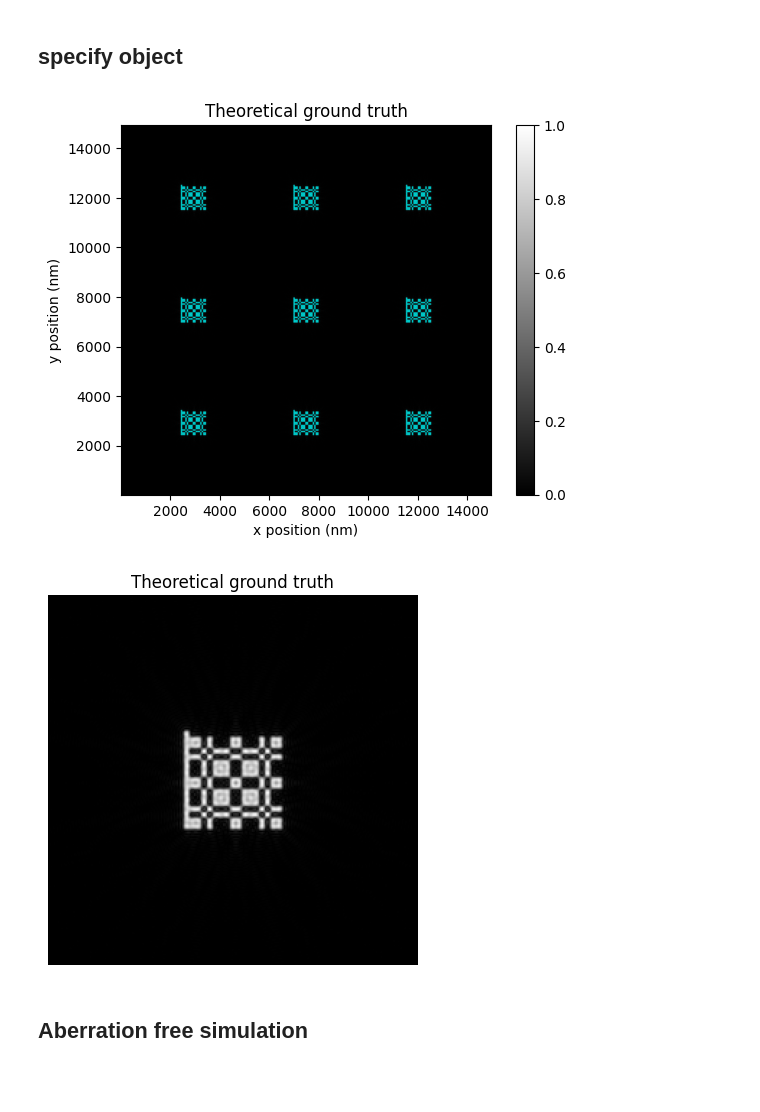
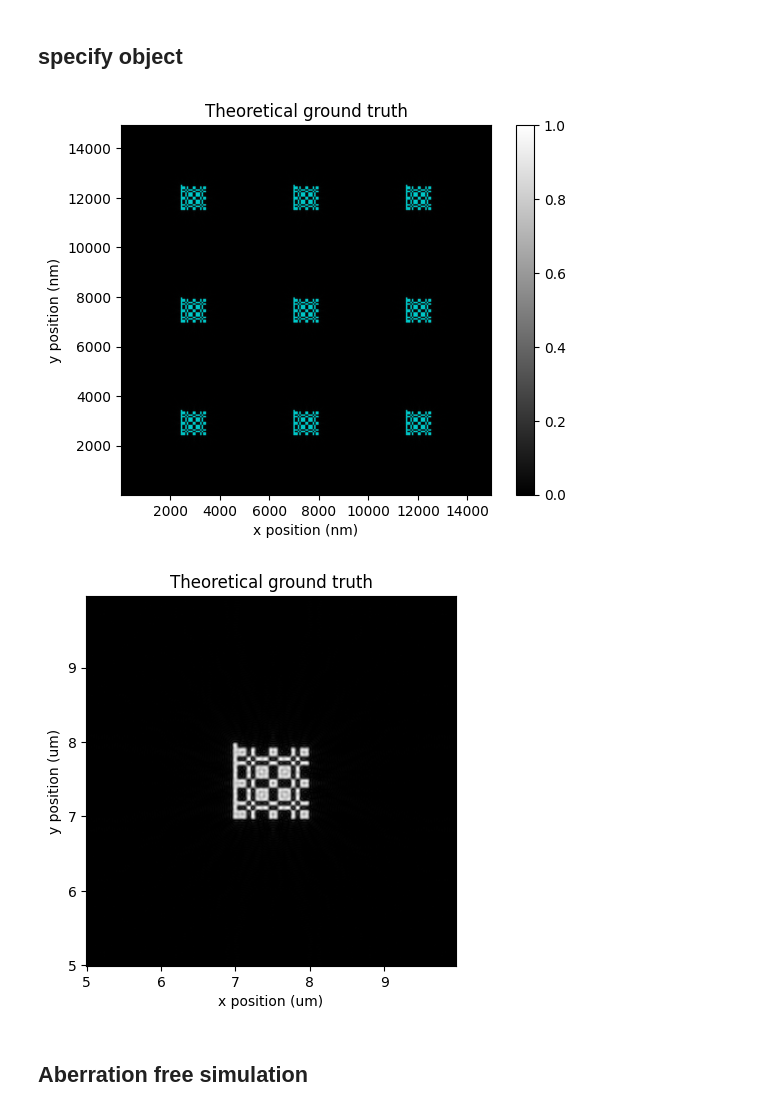
Before and after one commit to ArianaGu/EUV_FPM, a Jupyter notebook: fp_sim.ipynb, the cells around one changed output. Drawn from its saved outputs; the diff is of its cells as text; code cells hidden in the pictures; blank space fills up the shorter version.

```diff
--- a/fp_sim.ipynb
+++ b/fp_sim.ipynb
@@ -215,31 +215,37 @@ obj_lines = obj_rough * (1 + np.sign(np.sin(2 * np.pi * X_m / p_nm * 1e9)))
 # %%
 obj = obj_bprp
 # normalize object
 obj = obj / np.max(np.abs(obj))
 img = np.abs(obj)**2
 
 ideal_FILTER = (Fx**2 + Fy**2) <= ((1+np.sqrt(2))*fc_lens)**2
 object_gt = ift(ft(obj)*ideal_FILTER)
 img_gt = np.abs(object_gt)**2
 img_lowres = np.abs(ift(ft(obj)*FILTER))**2
 
 plt.imshow(imagecc(object_gt), extent=[x_m[0]*1e9, x_m[-1]*1e9, y_m[0]*1e9, y_m[-1]*1e9], cmap='gray')
 plt.xlabel('x position (nm)')
 plt.ylabel('y position (nm)')
 plt.title('Theoretical ground truth')
 plt.colorbar()
 plt.show()
 
 # display the center [256, 256] region, total size roi_size_px
-param_nx = 256
-object_center = object_gt[roi_size_px//2-param_nx//2:roi_size_px//2+param_nx//2, roi_size_px//2-param_nx//2:roi_size_px//2+param_nx//2]
-plt.imshow(np.abs(object_center), cmap='gray')
-plt.axis('off')
+ROI_center = [roi_size_px//2, roi_size_px//2]
+ROI_length = 332
+x_m_center = x_m[ROI_center[0]-int(ROI_length/2):ROI_center[0]+int(ROI_length/2)]
+y_m_center = y_m[ROI_center[1]-int(ROI_length/2):ROI_center[1]+int(ROI_length/2)]
+
+object_center = object_gt[ROI_center[0]-int(ROI_length/2):ROI_center[0]+int(ROI_length/2),
+                          ROI_center[1]-int(ROI_length/2):ROI_center[1]+int(ROI_length/2)]
+plt.imshow(np.abs(object_center), extent=[x_m_center[0]*1e6, x_m_center[-1]*1e6, y_m_center[0]*1e6, y_m_center[-1]*1e6], cmap='gray')
+plt.xlabel('x position (um)')
+plt.ylabel('y position (um)')
 plt.title('Theoretical ground truth')
 plt.show()
 # %% [output]
 [figure]
-[figure, old version]
+[figure, new version]
 # %%
 Sx = np.linspace(-1,1,9)
 Sy = np.linspace(-1,1,9)
```
Also changed, not shown: parts of 1 cell of this notebook, 5 other files.
